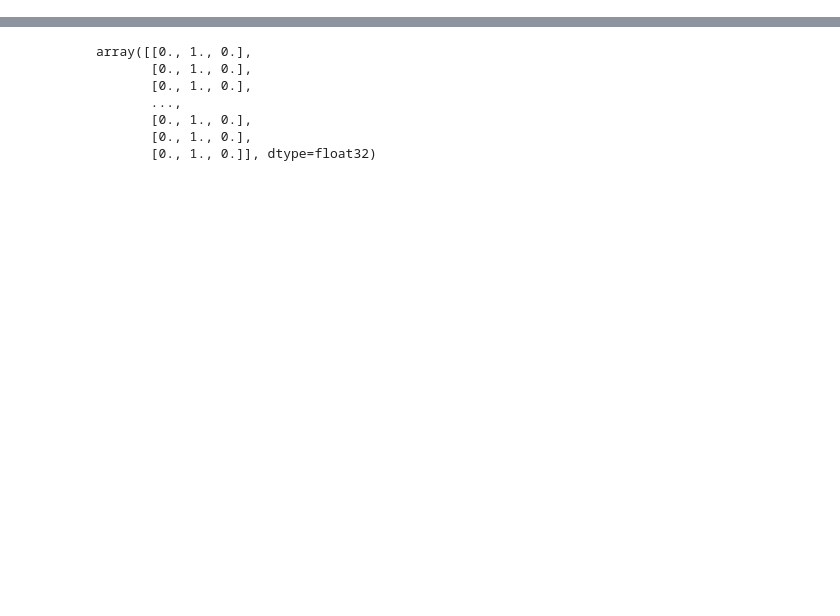
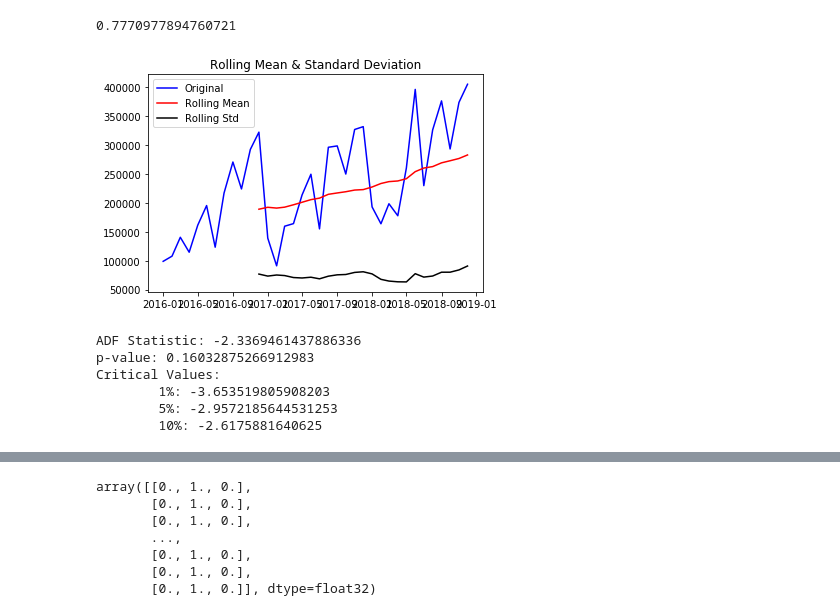
Before and after one commit to jauntydl/PJT3-MITHDH, a Jupyter notebook: Untitled.ipynb, the cells around one changed output, grey strips where cells are left out. Drawn from its saved outputs; the diff is of its cells as text; code cells hidden in the pictures; blank space fills up the shorter version.

```diff
--- a/Untitled.ipynb
+++ b/Untitled.ipynb
@@ -102,0 +148,44 @@ memory usage: 3.0+ MB
+# %%
+# Import statsmodels.formula.api
+import statsmodels.formula.api as smf
+# Define the regression formula
+model = smf.ols(formula='diff ~ lag_1 + lag_2 +lag_3 +lag_4 +lag_5 +lag_6 +lag_7 +lag_8 +lag_9 +lag_10 +lag_11 +lag_12', data=df_supervised)
+# Fit the regression
+model_fit = model.fit()
+# Extract the adjusted r-squared
+regression_adj_rsq = model_fit.rsquared_adj
+print(regression_adj_rsq)
+# %% [output]
+0.7770977894760721
+# %%
+def get_stationarity(timeseries):
+
+    # rolling statistics
+    rolling_mean = timeseries.rolling(window=12).mean()
+    rolling_std = timeseries.rolling(window=12).std()
+
+    # rolling statistics plot
+    original = plt.plot(timeseries, color='blue', label='Original')
+    mean = plt.plot(rolling_mean, color='red', label='Rolling Mean')
+    std = plt.plot(rolling_std, color='black', label='Rolling Std')
+    plt.legend(loc='best')
+    plt.title('Rolling Mean & Standard Deviation')
+    plt.show(block=False)
+
+    # Dickey–Fuller test:
+    result = adfuller(timeseries)
+    print('ADF Statistic: {}'.format(result[0]))
+    print('p-value: {}'.format(result[1]))
+    print('Critical Values:')
+    for key, value in result[4].items():
+        print('\t{}: {}'.format(key, value))
+# %%
+get_stationarity(test_df['sales'])
+# %% [output]
+[figure, added]
+ADF Statistic: -2.3369461437886336
+p-value: 0.16032875266912983
+Critical Values:
+        1%: -3.653519805908203
+        5%: -2.9572185644531253
+        10%: -2.6175881640625
```
Also changed, not shown: parts of 24 cells of this notebook.
